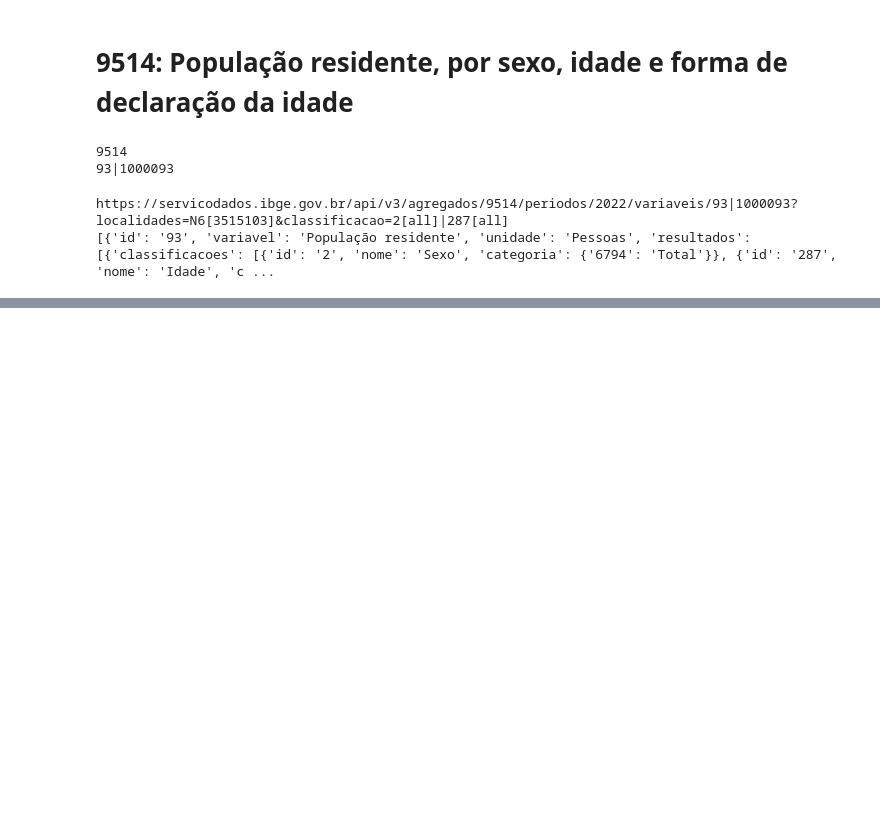
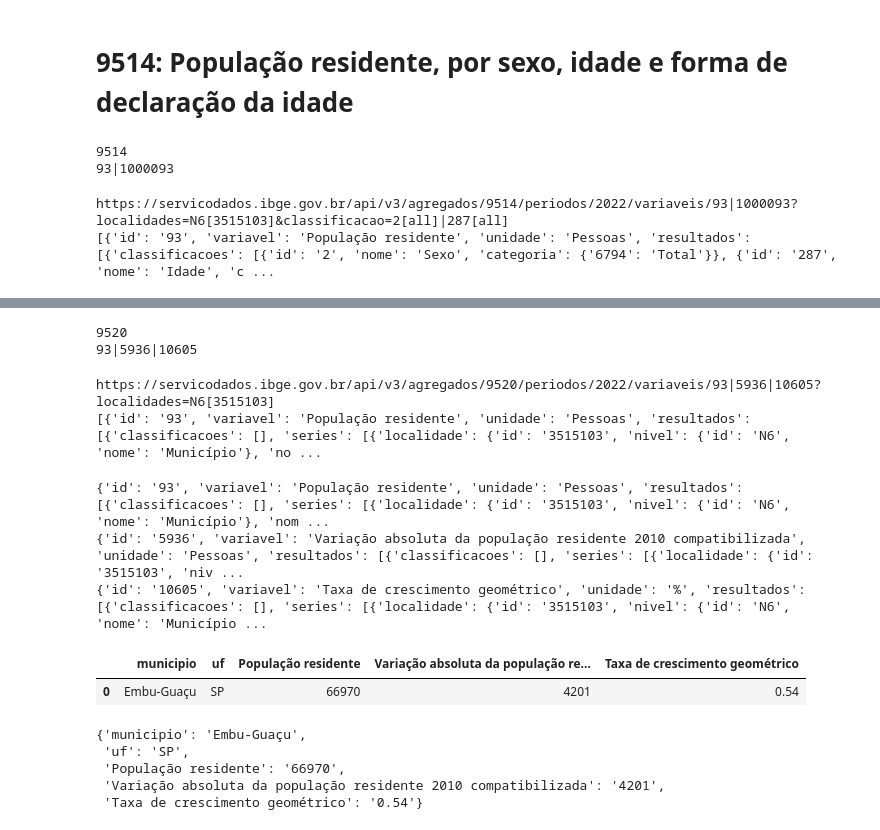
Before and after one commit to jackson-simionato/datathon_pos_tech, a Jupyter notebook: 3_get_municipality_data.ipynb, the cells around one changed output, grey strips where cells are left out. Cells and saved outputs as stored; diff of their text form; code cells hidden in the pictures; blank space fills up the shorter version.

```diff
--- a/3_get_municipality_data.ipynb
+++ b/3_get_municipality_data.ipynb
@@ -248,0 +284,53 @@ https://servicodados.ibge.gov.br/api/v3/agregados/9514/periodos/2022/variaveis/9
+# %%
+tabela = list_tabelas_censo[1]
+variaveis = list(dicionario_variaveis_tabelas[tabela].keys())
+str_variaveis = '|'.join(variaveis)
+
+print(tabela)
+print(str_variaveis)
+# %% [output]
+9520
+93|5936|10605
+# %%
+url_final = f'{url_base}/{tabela}/periodos/2022/variaveis/{str_variaveis}?localidades=N6[{cod_ibge}]'
+print(url_final)
+response = requests.get(url_final)
+data_json = response.json()
+
+print(data_json)
+# %% [output]
+https://servicodados.ibge.gov.br/api/v3/agregados/9520/periodos/2022/variaveis/93|5936|10605?localidades=N6[3515103]
+[{'id': '93', 'variavel': 'População residente', 'unidade': 'Pessoas', 'resultados': [{'classificacoes': [], 'series': [{'localidade': {'id': '3515103', 'nivel': {'id': 'N6', 'nome': 'Município'}, 'no ...
+# %%
+municipio = 'Embu-Guaçu'
+uf = 'SP'
+
+dict_result = {'municipio':municipio,'uf':uf}
+
+for result in data_json:
+    print(result)
+
+
+    var_name = result['variavel']
+    var_value = list(result['resultados'][0]['series'][0]['serie'].values())[0]
+
+    dict_result[var_name] = var_value
+
+df_censo = pd.DataFrame([dict_result])
+display(df_censo)
+
+df_censo.to_csv('./data/processed/populacao_embu_guacu_2022_crescimento.csv', index=False)
+# %% [output]
+{'id': '93', 'variavel': 'População residente', 'unidade': 'Pessoas', 'resultados': [{'classificacoes': [], 'series': [{'localidade': {'id': '3515103', 'nivel': {'id': 'N6', 'nome': 'Município'}, 'nom ...
+{'id': '5936', 'variavel': 'Variação absoluta da população residente 2010 compatibilizada', 'unidade': 'Pessoas', 'resultados': [{'classificacoes': [], 'series': [{'localidade': {'id': '3515103', 'niv ...
+{'id': '10605', 'variavel': 'Taxa de crescimento geométrico', 'unidade': '%', 'resultados': [{'classificacoes': [], 'series': [{'localidade': {'id': '3515103', 'nivel': {'id': 'N6', 'nome': 'Município ...
+|  | municipio | uf | População residente | Variação absoluta da população re... | Taxa de crescimento geométrico |
+| 0 | Embu-Guaçu | SP | 66970 | 4201 | 0.54 |
+# %%
+dict_result
+# %% [output]
+{'municipio': 'Embu-Guaçu',
+ 'uf': 'SP',
+ 'População residente': '66970',
+ 'Variação absoluta da população residente 2010 compatibilizada': '4201',
+ 'Taxa de crescimento geométrico': '0.54'}
```
Also changed, not shown: parts of 10 cells of this notebook, 3 other files.
